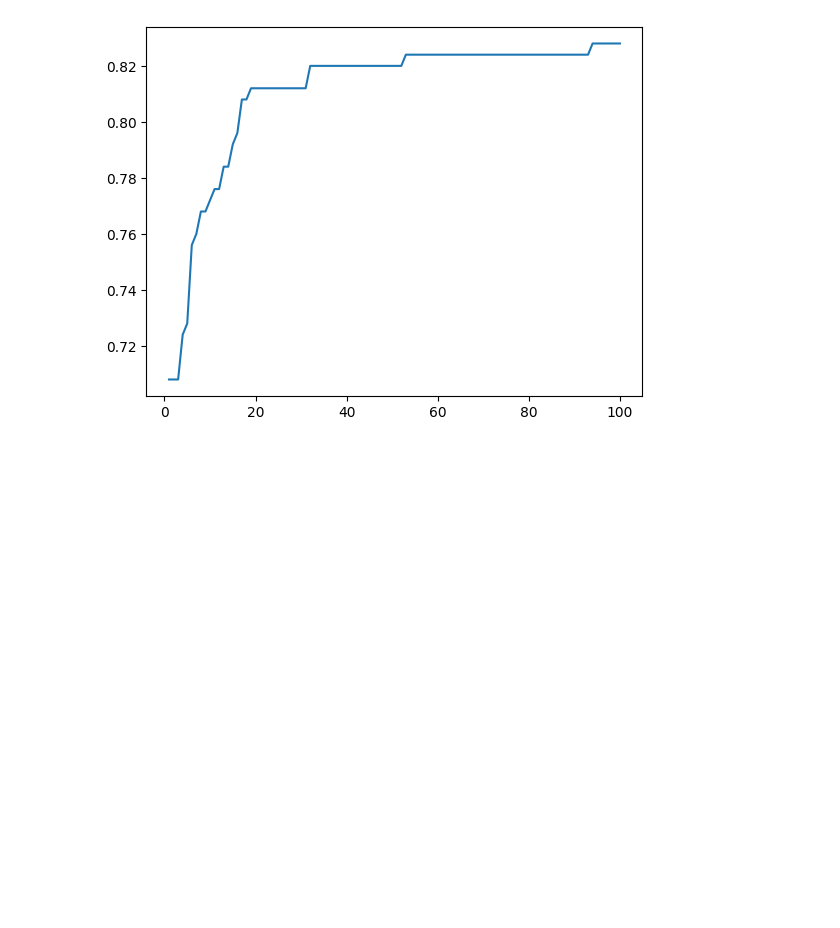
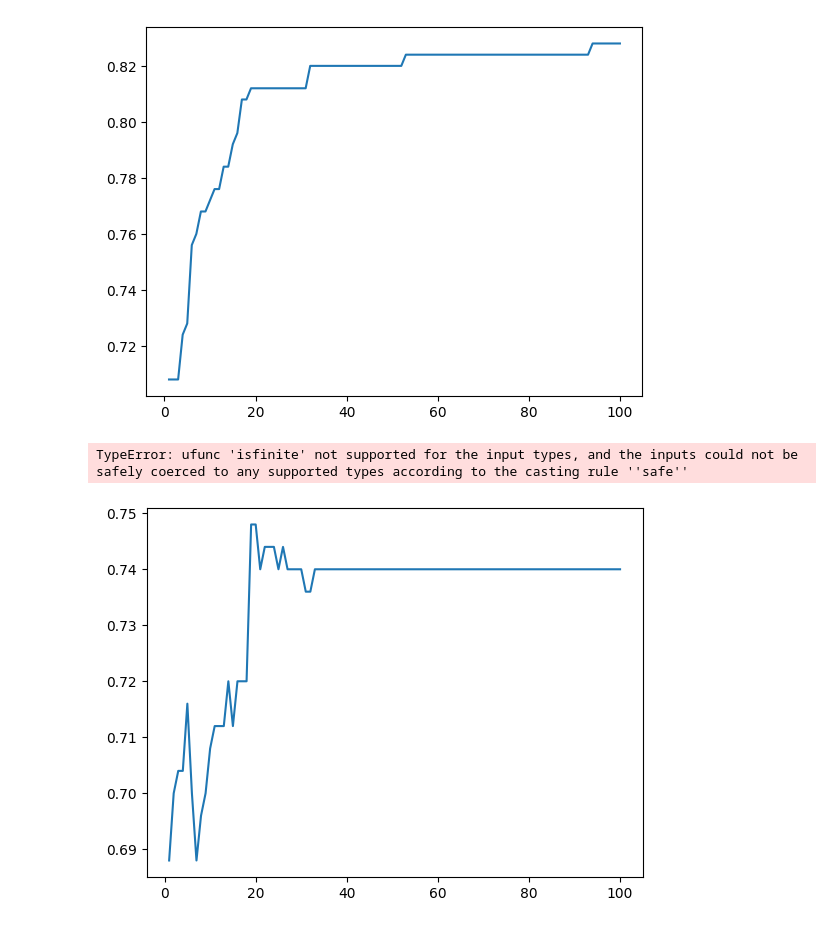
Before and after one commit to devasenan134/GA-SC, a Jupyter notebook: KBGA/n_run_KBGA copy.ipynb, the cells around one changed output. Cells and saved outputs as stored; diff of their text form; code cells hidden in the pictures; blank space fills up the shorter version.

Commit message:
kbga without kb_ps

```diff
--- a/KBGA/n_run_KBGA copy.ipynb
+++ b/KBGA/n_run_KBGA copy.ipynb
@@ -605,3 +605,10 @@ TypeError: ufunc 'isfinite' not supported for the input types, and the inputs co
 import pickle
 with open('single_run_az_kbga2.pkl', 'wb') as wf:
     pickle.dump([chromo_set_1, score_set_1, et-st], wf)
+# %%
+with open('../pickles/kbga/amazon/single_run_az_kbga1.pkl', 'rb') as rf:
+    of = pickle.load(rf)
+    sns.lineplot(x=list(range(1, 101)), y=of[1])
+# %% [output]
+TypeError: ufunc 'isfinite' not supported for the input types, and the inputs could not be safely coerced to any supported types according to the casting rule ''safe''
+[figure, added]
```
Also changed, not shown: parts of 1 cell of this notebook, 1 other file.
